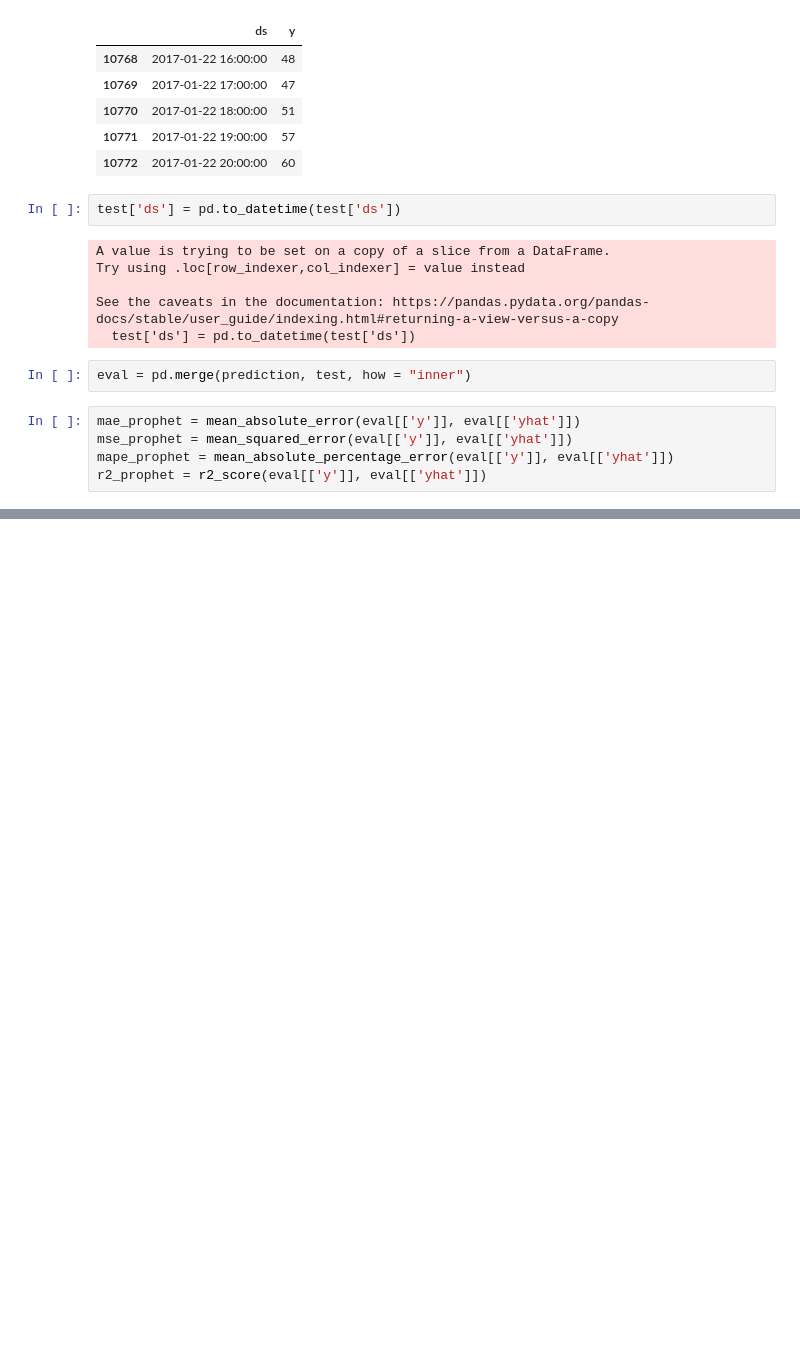
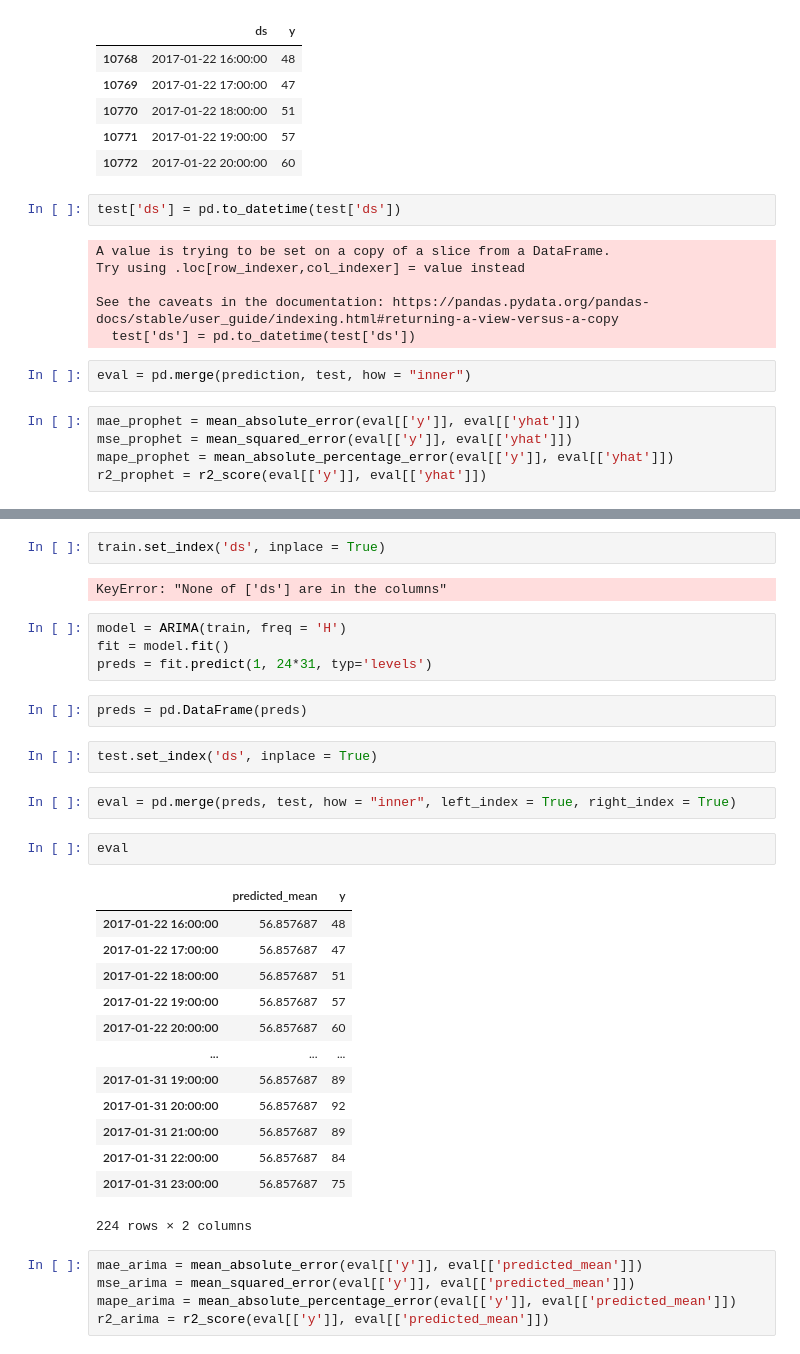
Before and after one commit to lbacca/eeds_exercise1, a Jupyter notebook: exercise2.ipynb, the cells around one changed output, grey strips where cells are left out. Drawn from its saved outputs; the diff is of its cells as text; blank space fills up the shorter version.

Commit message:
Arima working

```diff
--- a/exercise2.ipynb
+++ b/exercise2.ipynb
@@ -78,0 +81,35 @@ r2_prophet = r2_score(eval[['y']], eval[['yhat']])
+# %%
+train.set_index('ds', inplace = True)
+# %% [output]
+KeyError: "None of ['ds'] are in the columns"
+# %%
+model = ARIMA(train, freq = 'H')
+fit = model.fit()
+preds = fit.predict(1, 24*31, typ='levels')
+# %%
+preds = pd.DataFrame(preds)
+# %%
+test.set_index('ds', inplace = True)
+# %%
+eval = pd.merge(preds, test, how = "inner", left_index = True, right_index = True)
+# %%
+eval
+# %% [output]
+|  | predicted_mean | y |
+| 2017-01-22 16:00:00 | 56.857687 | 48 |
+| 2017-01-22 17:00:00 | 56.857687 | 47 |
+| 2017-01-22 18:00:00 | 56.857687 | 51 |
+| 2017-01-22 19:00:00 | 56.857687 | 57 |
+| 2017-01-22 20:00:00 | 56.857687 | 60 |
+| ... | ... | ... |
+| 2017-01-31 19:00:00 | 56.857687 | 89 |
+| 2017-01-31 20:00:00 | 56.857687 | 92 |
+| 2017-01-31 21:00:00 | 56.857687 | 89 |
+| 2017-01-31 22:00:00 | 56.857687 | 84 |
+| 2017-01-31 23:00:00 | 56.857687 | 75 |
+224 rows × 2 columns
+# %%
+mae_arima = mean_absolute_error(eval[['y']], eval[['predicted_mean']])
+mse_arima = mean_squared_error(eval[['y']], eval[['predicted_mean']])
+mape_arima = mean_absolute_percentage_error(eval[['y']], eval[['predicted_mean']])
+r2_arima = r2_score(eval[['y']], eval[['predicted_mean']])
```
Also changed, not shown: parts of 3 cells of this notebook.
